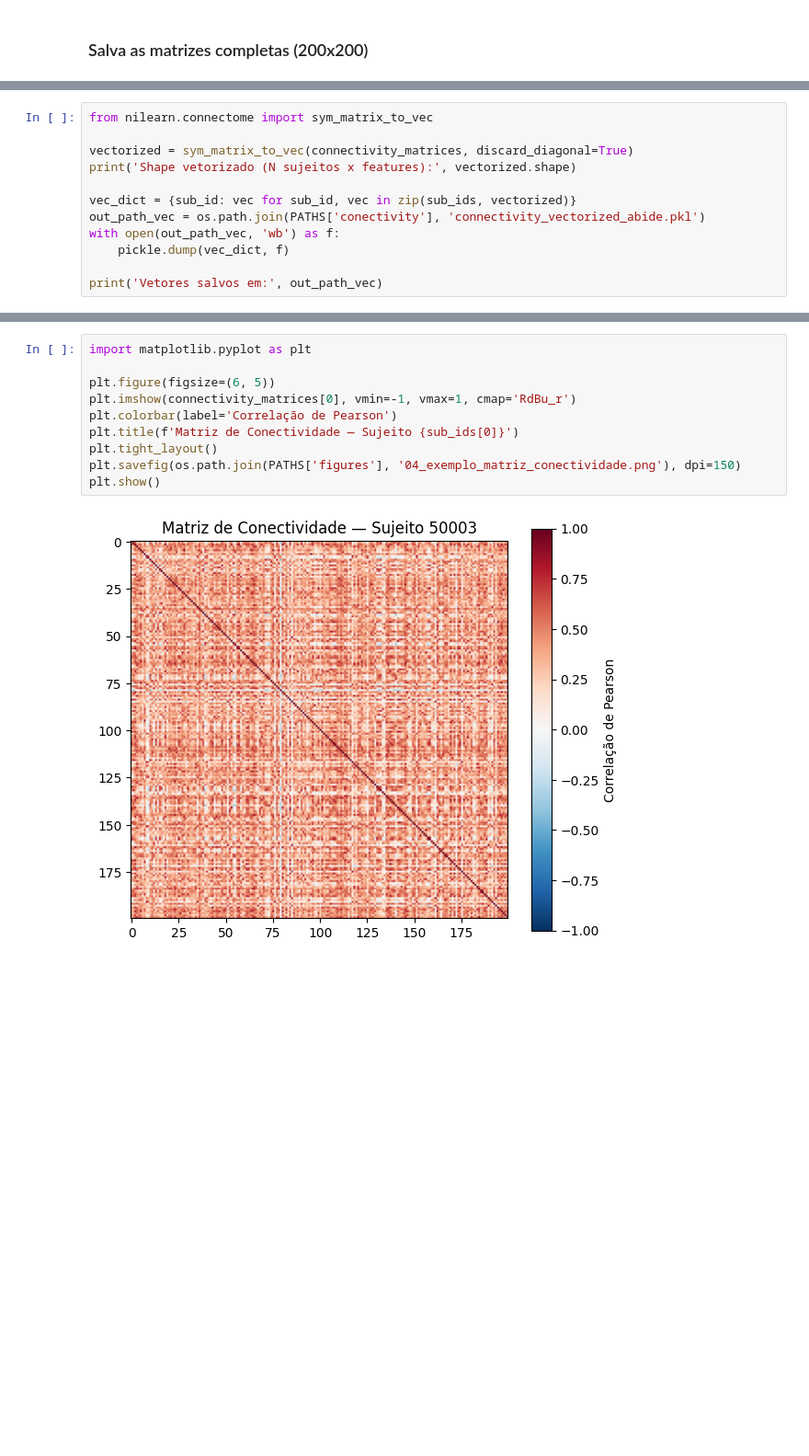
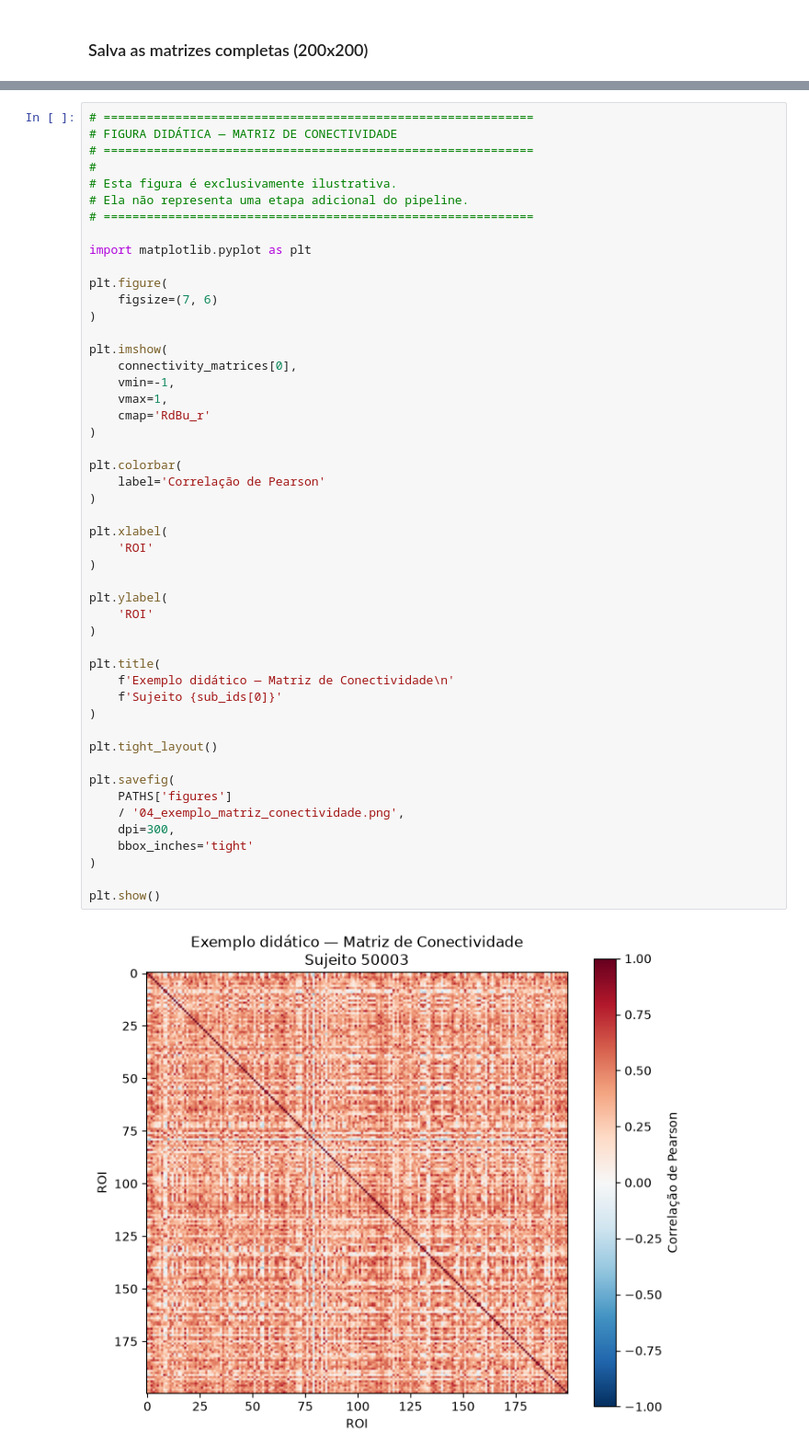
Before and after one commit to Dudamaiap/TCC_TEA, a Jupyter notebook: notebooks/04_Conectividade_ABIDE.ipynb, the cells around one changed output, grey strips where cells are left out. Shown at 92% size. Cells and saved outputs as stored; diff of their text form; blank space fills up the shorter version.

```diff
--- a/notebooks/04_Conectividade_ABIDE.ipynb
+++ b/notebooks/04_Conectividade_ABIDE.ipynb
@@ -84,12 +214,0 @@ Matrizes salvas em: <BASE_DIR>/Data/conectivity/connectivity_matrices_abide.pkl
-# %%
-from nilearn.connectome import sym_matrix_to_vec
-
-vectorized = sym_matrix_to_vec(connectivity_matrices, discard_diagonal=True)
-print('Shape vetorizado (N sujeitos x features):', vectorized.shape)
-
-vec_dict = {sub_id: vec for sub_id, vec in zip(sub_ids, vectorized)}
-out_path_vec = os.path.join(PATHS['conectivity'], 'connectivity_vectorized_abide.pkl')
-with open(out_path_vec, 'wb') as f:
-    pickle.dump(vec_dict, f)
-
-print('Vetores salvos em:', out_path_vec)
@@ -101,12 +223,51 @@ Vetores salvos em: <BASE_DIR>/Data/conectivity/connectivity_vectorized_abide.pkl
 # %%
+# ============================================================
+# FIGURA DIDÁTICA — MATRIZ DE CONECTIVIDADE
+# ============================================================
+#
+# Esta figura é exclusivamente ilustrativa.
+# Ela não representa uma etapa adicional do pipeline.
+# ============================================================
+
 import matplotlib.pyplot as plt
 
-plt.figure(figsize=(6, 5))
-plt.imshow(connectivity_matrices[0], vmin=-1, vmax=1, cmap='RdBu_r')
-plt.colorbar(label='Correlação de Pearson')
-plt.title(f'Matriz de Conectividade — Sujeito {sub_ids[0]}')
+plt.figure(
+    figsize=(7, 6)
+)
+
+plt.imshow(
+    connectivity_matrices[0],
+    vmin=-1,
+    vmax=1,
+    cmap='RdBu_r'
+)
+
+plt.colorbar(
+    label='Correlação de Pearson'
+)
+
+plt.xlabel(
+    'ROI'
+)
+
+plt.ylabel(
+    'ROI'
+)
+
+plt.title(
+    f'Exemplo didático — Matriz de Conectividade\n'
+    f'Sujeito {sub_ids[0]}'
+)
+
 plt.tight_layout()
-plt.savefig(os.path.join(PATHS['figures'], '04_exemplo_matriz_conectividade.png'), dpi=150)
+
+plt.savefig(
+    PATHS['figures']
+    / '04_exemplo_matriz_conectividade.png',
+    dpi=300,
+    bbox_inches='tight'
+)
+
 plt.show()
 # %% [output]
-[figure, old version]
+[figure, new version]
```
Also changed, not shown: parts of 9 cells of this notebook.
